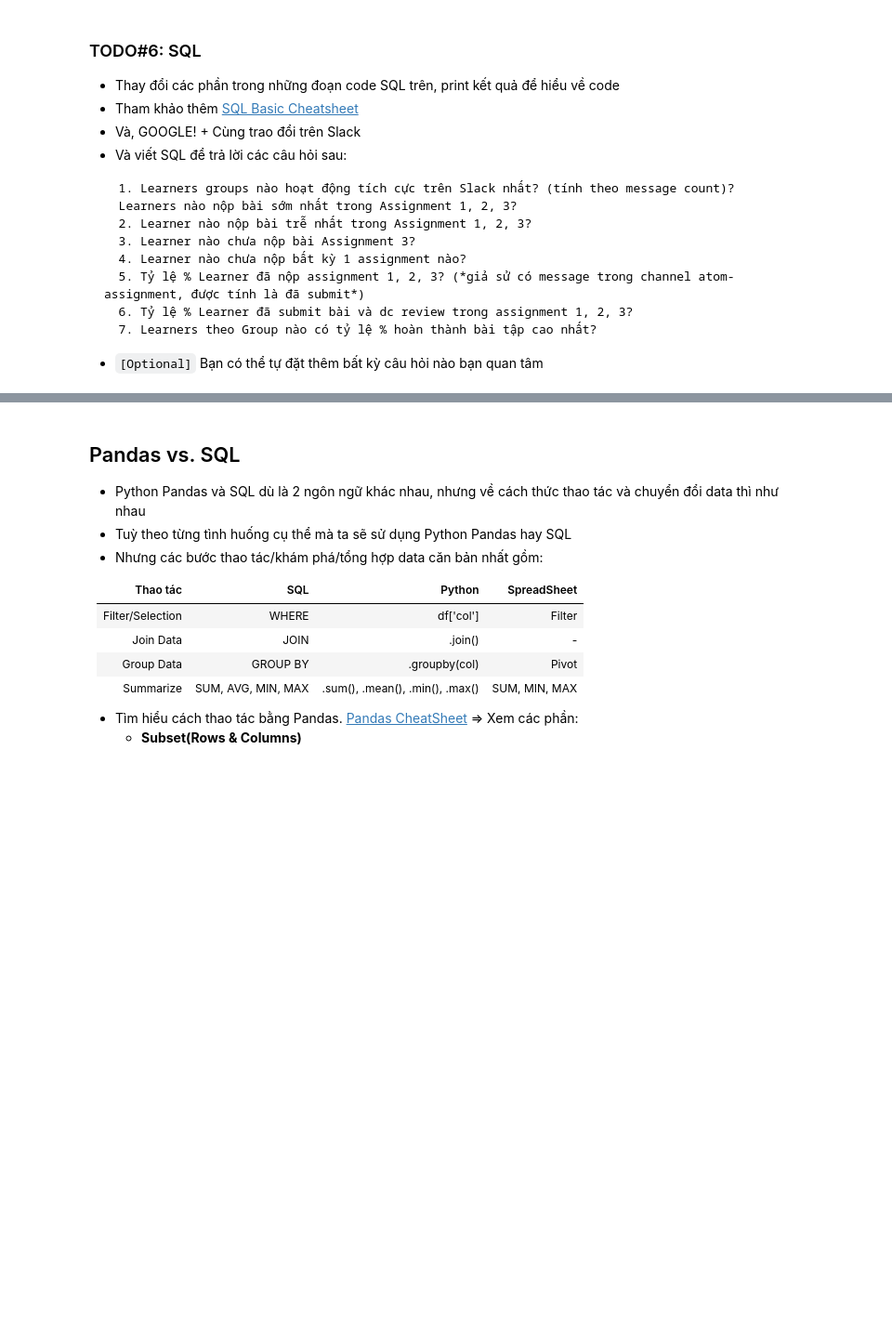
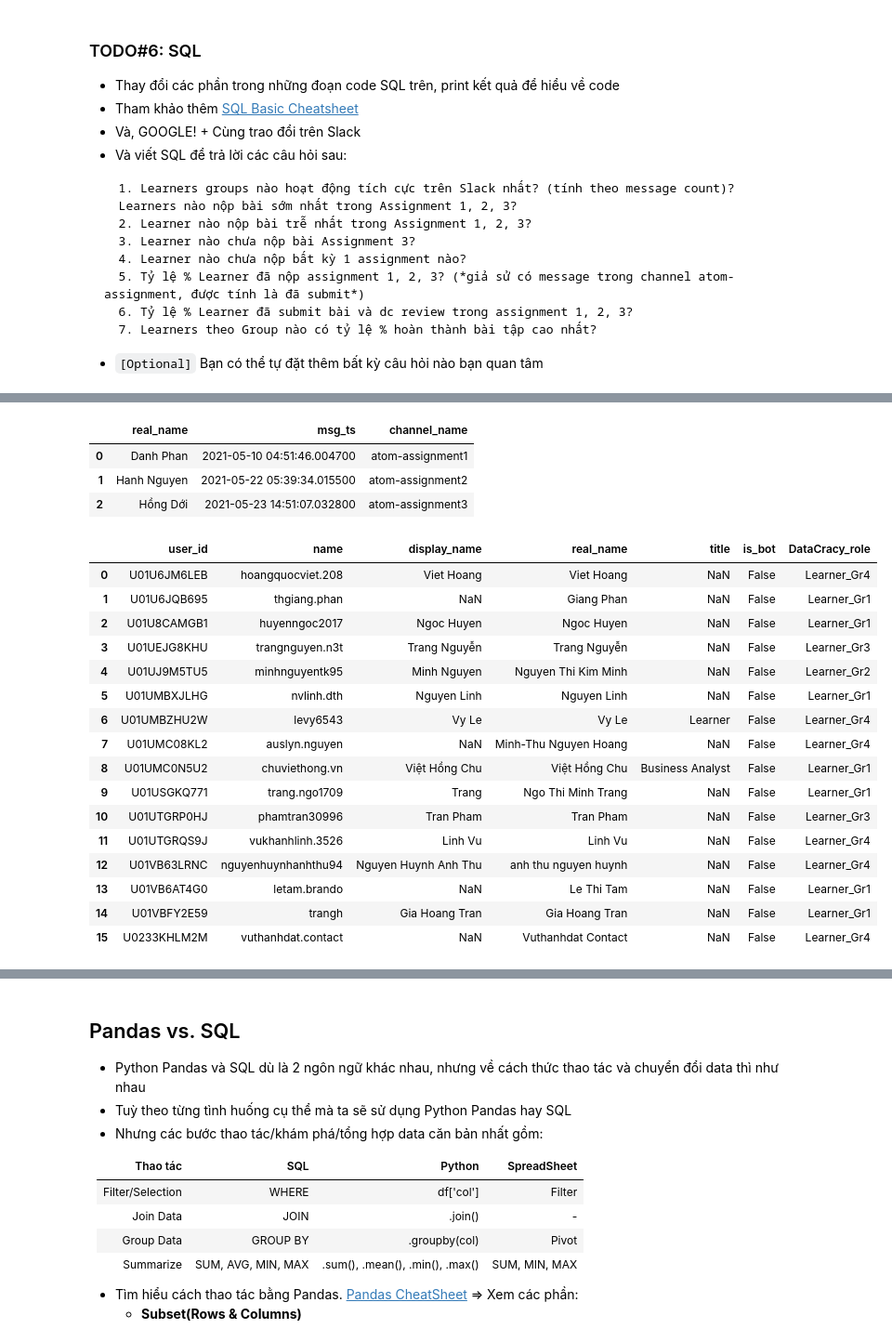
Before and after one commit to Ha-Huynh-Anh/atom-assignments, a Jupyter notebook: assignment_4/home_assignment_4.ipynb, the cells around one changed output, grey strips where cells are left out. Shown: that part at 93% size. Saved outputs shown, nothing was run; the diff lists cells and outputs as text; code cells hidden in the pictures; blank space fills up the shorter version.

```diff
--- a/assignment_4/home_assignment_4.ipynb
+++ b/assignment_4/home_assignment_4.ipynb
@@ -805,0 +991,64 @@ con.execute(SQL_2).fetch_df()
+# %%
+## Nguoi nop bai muon nhat cac assignment 1 2 3
+con.execute('''
+    SELECT
+    *
+    FROM Q2_fast
+    WHERE msg_ts == (
+      SELECT
+      MAX(msg_ts)
+      FROM Q2_fast
+      WHERE channel_name == 'atom-assignment1'
+    )
+    OR msg_ts == (
+      SELECT
+      MAX(msg_ts)
+      FROM Q2_fast
+      WHERE channel_name == 'atom-assignment2'
+    )
+    OR msg_ts == (
+      SELECT
+      MAX(msg_ts)
+      FROM Q2_fast
+      WHERE channel_name == 'atom-assignment3'
+    )
+
+        ''').fetch_df()
+# %% [output]
+|  | real_name | msg_ts | channel_name |
+| 0 | Danh Phan | 2021-05-10 04:51:46.004700 | atom-assignment1 |
+| 1 | Hanh Nguyen | 2021-05-22 05:39:34.015500 | atom-assignment2 |
+| 2 | Hồng Dới | 2021-05-23 14:51:07.032800 | atom-assignment3 |
+# %%
+## Tài khoản chưa nộp Assignment 3
+con.execute('''
+    SELECT
+    *
+    FROM members_df AS t1
+    WHERE t1.real_name NOT IN (
+      SELECT
+      t2.real_name
+      FROM Q2_fast AS t2
+      WHERE channel_name == 'atom-assignment3'
+    )
+    AND t1.DataCracy_role LIKE 'Learner_Gr%'
+
+        ''').fetch_df()
+# %% [output]
+|  | user_id | name | display_name | real_name | title | is_bot | DataCracy_role |
+| 0 | U01U6JM6LEB | hoangquocviet.208 | Viet Hoang | Viet Hoang | NaN | False | Learner_Gr4 |
+| 1 | U01U6JQB695 | thgiang.phan | NaN | Giang Phan | NaN | False | Learner_Gr1 |
+| 2 | U01U8CAMGB1 | huyenngoc2017 | Ngoc Huyen | Ngoc Huyen | NaN | False | Learner_Gr1 |
+| 3 | U01UEJG8KHU | trangnguyen.n3t | Trang Nguyễn | Trang Nguyễn | NaN | False | Learner_Gr3 |
+| 4 | U01UJ9M5TU5 | minhnguyentk95 | Minh Nguyen | Nguyen Thi Kim Minh | NaN | False | Learner_Gr2 |
+| 5 | U01UMBXJLHG | nvlinh.dth | Nguyen Linh | Nguyen Linh | NaN | False | Learner_Gr1 |
+| 6 | U01UMBZHU2W | levy6543 | Vy Le | Vy Le | Learner | False | Learner_Gr4 |
+| 7 | U01UMC08KL2 | auslyn.nguyen | NaN | Minh-Thu Nguyen Hoang | NaN | False | Learner_Gr4 |
+| 8 | U01UMC0N5U2 | chuviethong.vn | Việt Hồng Chu | Việt Hồng Chu | Business Analyst | False | Learner_Gr1 |
+| 9 | U01USGKQ771 | trang.ngo1709 | Trang | Ngo Thi Minh Trang | NaN | False | Learner_Gr1 |
+| 10 | U01UTGRP0HJ | phamtran30996 | Tran Pham | Tran Pham | NaN | False | Learner_Gr3 |
+| 11 | U01UTGRQS9J | vukhanhlinh.3526 | Linh Vu | Linh Vu | NaN | False | Learner_Gr4 |
+| 12 | U01VB63LRNC | nguyenhuynhanhthu94 | Nguyen Huynh Anh Thu | anh thu nguyen huynh | NaN | False | Learner_Gr4 |
+| 13 | U01VB6AT4G0 | letam.brando | NaN | Le Thi Tam | NaN | False | Learner_Gr1 |
+| 14 | U01VBFY2E59 | trangh | Gia Hoang Tran | Gia Hoang Tran | NaN | False | Learner_Gr1 |
+| 15 | U0233KHLM2M | vuthanhdat.contact | NaN | Vuthanhdat Contact | NaN | False | Learner_Gr4 |
```
Also changed, not shown: parts of 21 cells of this notebook.
